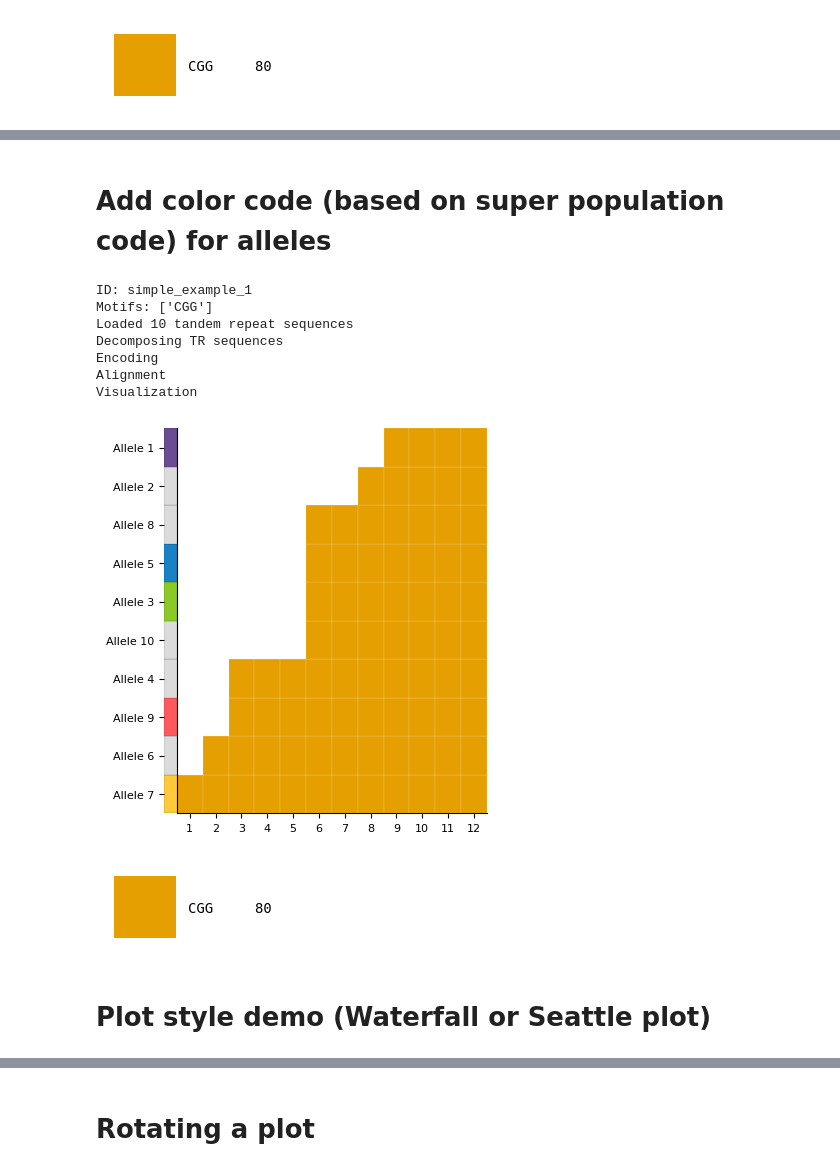
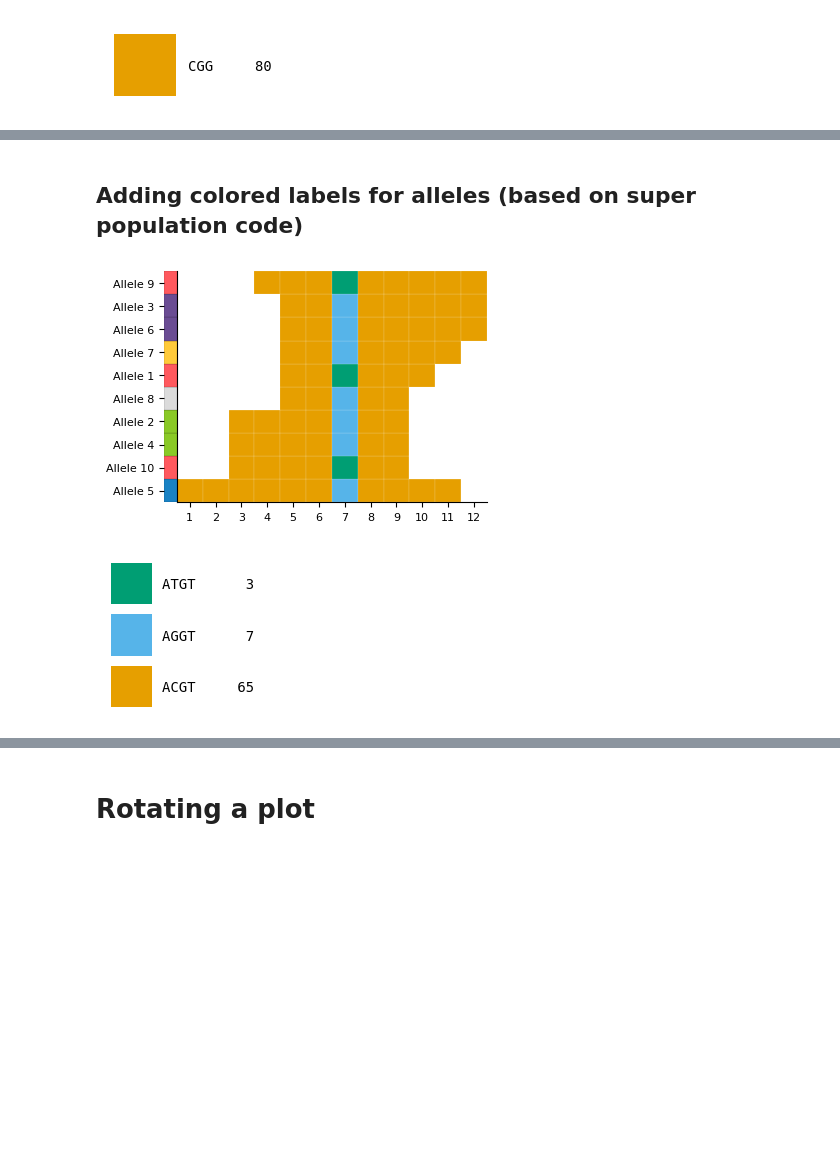
Before and after one commit to Jong-hun-Park/trviz, a Jupyter notebook: examples/sample_code.ipynb, the cells around one changed output, grey strips where cells are left out. Saved outputs shown, nothing was run; the diff lists cells and outputs as text; code cells hidden in the pictures; blank space fills up the shorter version.

Commit message:
Update sample code

```diff
--- a/examples/sample_code.ipynb
+++ b/examples/sample_code.ipynb
@@ -38,0 +47,25 @@ Visualization
+# %%
+tr_visualizer = TandemRepeatVizWorker()
+tr_id = "VariantMotif"
+tr_sequences = ['ACGTACGTATGTACGTACGTACGT',
+                'ACGTACGTACGTACGTAGGTACGTACGT',
+                'ACGTACGTAGGTACGTACGTACGTACGTACGT',
+                'ACGTACGTACGTACGTAGGTACGTACGT',
+                'ACGTACGTACGTACGTACGTACGTAGGTACGTACGTACGTACGT',
+                'ACGTACGTAGGTACGTACGTACGTACGTACGT',
+                'ACGTACGTAGGTACGTACGTACGTACGT',
+                'ACGTACGTAGGTACGTACGT',
+                'ACGTACGTACGTATGTACGTACGTACGTACGTACGT',
+                'ACGTACGTACGTACGTATGTACGTACGT',
+           ]
+sample_ids = [f"Allele {x}" for x in range(1, len(tr_sequences) + 1)]
+motifs = ['ACGT']  # A consensus motif is given
+
+# Seattle plot (default)
+tr_visualizer.generate_trplot(tr_id,
+                              sample_ids,
+                              tr_sequences,
+                              motifs,
+                              show_figure=True,
+                              verbose=False,
+                             )
@@ -39,27 +125,25 @@ Visualization
 # %% [markdown]
-# Add color code (based on super population code) for alleles
+## Adding colored labels for alleles (based on super population code)
 # %%
-sample_to_super_population = {"Allele 1": "AMR",
-                              "Allele 3": "EAS",
+sample_to_super_population = {"Allele 1": "AFR",
+                              "Allele 2": "EAS",
+                              "Allele 3": "AMR",
+                              "Allele 4": "EAS",
                               "Allele 5": "SAS",
+                              "Allele 6": "AMR",
                               "Allele 7": "EUR",
-                              "Allele 9": "AFR",}
+                              "Allele 8": "Unknown",
+                              "Allele 9": "AFR",
+                             "Allele 10": "AFR", }
 tr_visualizer.generate_trplot(tr_id,
                               sample_ids,
                               tr_sequences,
                               motifs,
                               sample_to_label=sample_to_super_population,
+                              figure_size=(4,3),
+                              verbose=False,
                               show_figure=True,
                              )
 # %% [output]
-ID: simple_example_1
-Motifs: ['CGG']
-Loaded 10 tandem repeat sequences
-Decomposing TR sequences
-Encoding
-Alignment
-Visualization
-[figure, old version]
+[figure, new version]
-[figure, old version]
+[figure, new version]
-# %% [markdown]
-# Plot style demo (Waterfall or Seattle plot)
```
Also changed, not shown: parts of 24 cells of this notebook.
